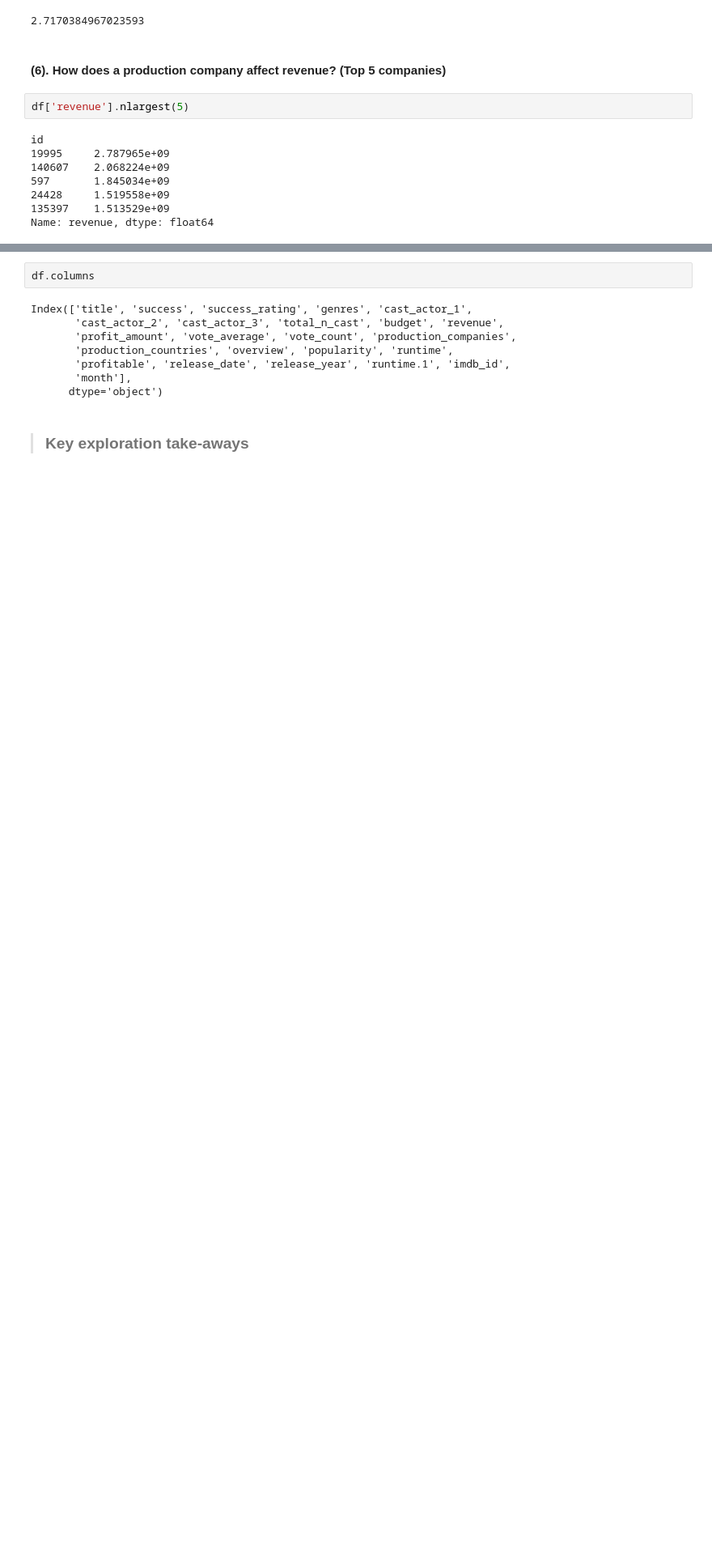
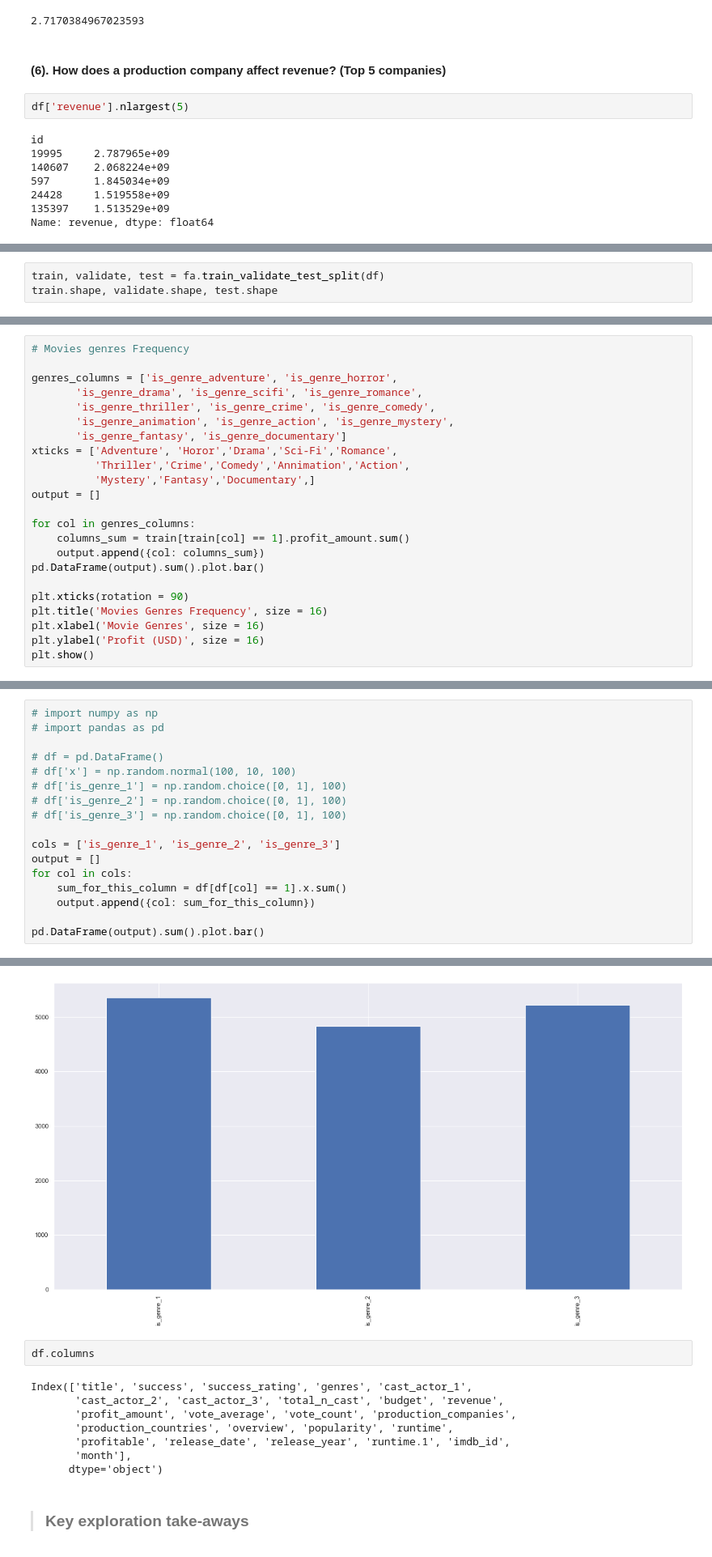
Before and after one commit to Movie-Success-Capstone/Movie-Capstone, a Jupyter notebook: stephen_explore.ipynb, the cells around one changed output, grey strips where cells are left out. Shown at 81% size. Saved outputs shown, nothing was run; the diff lists cells and outputs as text; blank space fills up the shorter version.

```diff
--- a/stephen_explore.ipynb
+++ b/stephen_explore.ipynb
@@ -375,3 +376,6 @@ top_5_production_companies
 | CometFilmProduktionGmbH AvroraMed... | 0 | 3.200000e-07 | 13.0 | 10000000.0 | 1.0 | -9999999.0 | 6.4 | ... |
 | ProvidenceEntertainment TricorEnt... | 0 | 2.950000e-07 | 20.0 | 10000000.0 | 1.0 | -9999999.0 | 5.9 | ... |
 | FreestyleReleasing BigScreenProdu... | 0 | 2.800000e-07 | 9.0 | 10000000.0 | 1.0 | -9999999.0 | 5.6 | ... |
+# %%
+train, validate, test = fa.train_validate_test_split(df)
+train.shape, validate.shape, test.shape
@@ -393,0 +462,23 @@ top_5_production_companies
+# %%
+# Movies genres Frequency
+
+genres_columns = ['is_genre_adventure', 'is_genre_horror',
+       'is_genre_drama', 'is_genre_scifi', 'is_genre_romance',
+       'is_genre_thriller', 'is_genre_crime', 'is_genre_comedy',
+       'is_genre_animation', 'is_genre_action', 'is_genre_mystery',
+       'is_genre_fantasy', 'is_genre_documentary']
+xticks = ['Adventure', 'Horor','Drama','Sci-Fi','Romance',
+          'Thriller','Crime','Comedy','Annimation','Action',
+          'Mystery','Fantasy','Documentary',]
+output = []
+
+for col in genres_columns:
+    columns_sum = train[train[col] == 1].profit_amount.sum()
+    output.append({col: columns_sum})
+pd.DataFrame(output).sum().plot.bar()
+
+plt.xticks(rotation = 90)
+plt.title('Movies Genres Frequency', size = 16)
+plt.xlabel('Movie Genres', size = 16)
+plt.ylabel('Profit (USD)', size = 16)
+plt.show()
@@ -393,0 +495,18 @@ top_5_production_companies
+# %%
+# import numpy as np
+# import pandas as pd
+
+# df = pd.DataFrame()
+# df['x'] = np.random.normal(100, 10, 100)
+# df['is_genre_1'] = np.random.choice([0, 1], 100)
+# df['is_genre_2'] = np.random.choice([0, 1], 100)
+# df['is_genre_3'] = np.random.choice([0, 1], 100)
+
+cols = ['is_genre_1', 'is_genre_2', 'is_genre_3']
+output = []
+for col in cols:
+    sum_for_this_column = df[df[col] == 1].x.sum()
+    output.append({col: sum_for_this_column})
+
+pd.DataFrame(output).sum().plot.bar()
+# %% [output]
@@ -394,3 +514,4 @@ top_5_production_companies
+[figure, added]
 # %%
 df.columns
 # %% [output]
```
Also changed, not shown: parts of 13 cells of this notebook.
